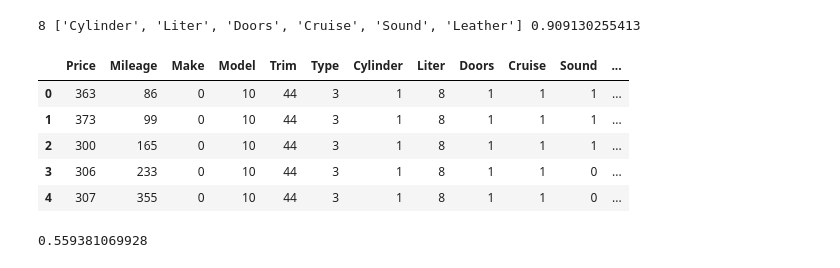
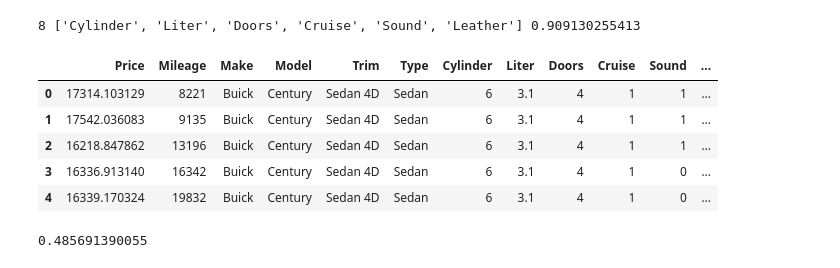
Before and after one commit to sateigen/car-worth-linear-regression, a Jupyter notebook: car-worth.ipynb, the cells around one changed output. Saved outputs shown, nothing was run; the diff lists cells and outputs as text; code cells hidden in the pictures.

Commit message:
Fixed issue where LabelEncoder was changing all values in my dataFrame.

```diff
--- a/car-worth.ipynb
+++ b/car-worth.ipynb
@@ -125,21 +123,27 @@ df1 = df.apply(preprocessing.LabelEncoder().fit_transform)
-# %%
-df1.head()
-# %% [output]
-|  | Price | Mileage | Make | Model | Trim | Type | Cylinder | Liter | Doors | Cruise | Sound | ... |
-| 0 | 363 | 86 | 0 | 10 | 44 | 3 | 1 | 8 | 1 | 1 | 1 | ... |
-| 1 | 373 | 99 | 0 | 10 | 44 | 3 | 1 | 8 | 1 | 1 | 1 | ... |
-| 2 | 300 | 165 | 0 | 10 | 44 | 3 | 1 | 8 | 1 | 1 | 1 | ... |
-| 3 | 306 | 233 | 0 | 10 | 44 | 3 | 1 | 8 | 1 | 1 | 0 | ... |
-| 4 | 307 | 355 | 0 | 10 | 44 | 3 | 1 | 8 | 1 | 1 | 0 | ... |
+# %%
+old_columns = ['Make', 'Model', 'Type']
+new_columns = ['Make_Number', 'Model_Number', 'Type_Number']
+for index, item in enumerate(old_columns):
+    le = preprocessing.LabelEncoder()
+    le.fit(df[item])
+    df[new_columns[index]] = le.transform(df[item])
+df.head()
+# %% [output]
+|  | Price | Mileage | Make | Model | Trim | Type | Cylinder | Liter | Doors | Cruise | Sound | ... |
+| 0 | 17314.103129 | 8221 | Buick | Century | Sedan 4D | Sedan | 6 | 3.1 | 4 | 1 | 1 | ... |
+| 1 | 17542.036083 | 9135 | Buick | Century | Sedan 4D | Sedan | 6 | 3.1 | 4 | 1 | 1 | ... |
+| 2 | 16218.847862 | 13196 | Buick | Century | Sedan 4D | Sedan | 6 | 3.1 | 4 | 1 | 1 | ... |
+| 3 | 16336.913140 | 16342 | Buick | Century | Sedan 4D | Sedan | 6 | 3.1 | 4 | 1 | 0 | ... |
+| 4 | 16339.170324 | 19832 | Buick | Century | Sedan 4D | Sedan | 6 | 3.1 | 4 | 1 | 0 | ... |
 # %%
-columns = ['Mileage', 'Make', 'Model', 'Type', 'Cylinder', 'Liter', 'Doors', 'Cruise', 'Sound', 'Leather']
-X = df1[columns]
-y = df1['Price']
+columns = ['Mileage', 'Make_Number', 'Model_Number', 'Type_Number', 'Cylinder', 'Liter', 'Doors', 'Cruise', 'Sound', 'Leather']
+X = df[columns]
+y = df['Price']
 lin_reg = linear_model.LinearRegression()
 lin_reg.fit(X, y)
 print(lin_reg.score(X, y))
 # %% [output]
-0.559381069928
+0.485691390055
 # %%
 columns = ['Mileage', 'Make', 'Model', 'Type', 'Cylinder', 'Liter', 'Doors', 'Cruise', 'Sound', 'Leather']
 combinations = []
```
Also changed, not shown: parts of 2 cells of this notebook.
